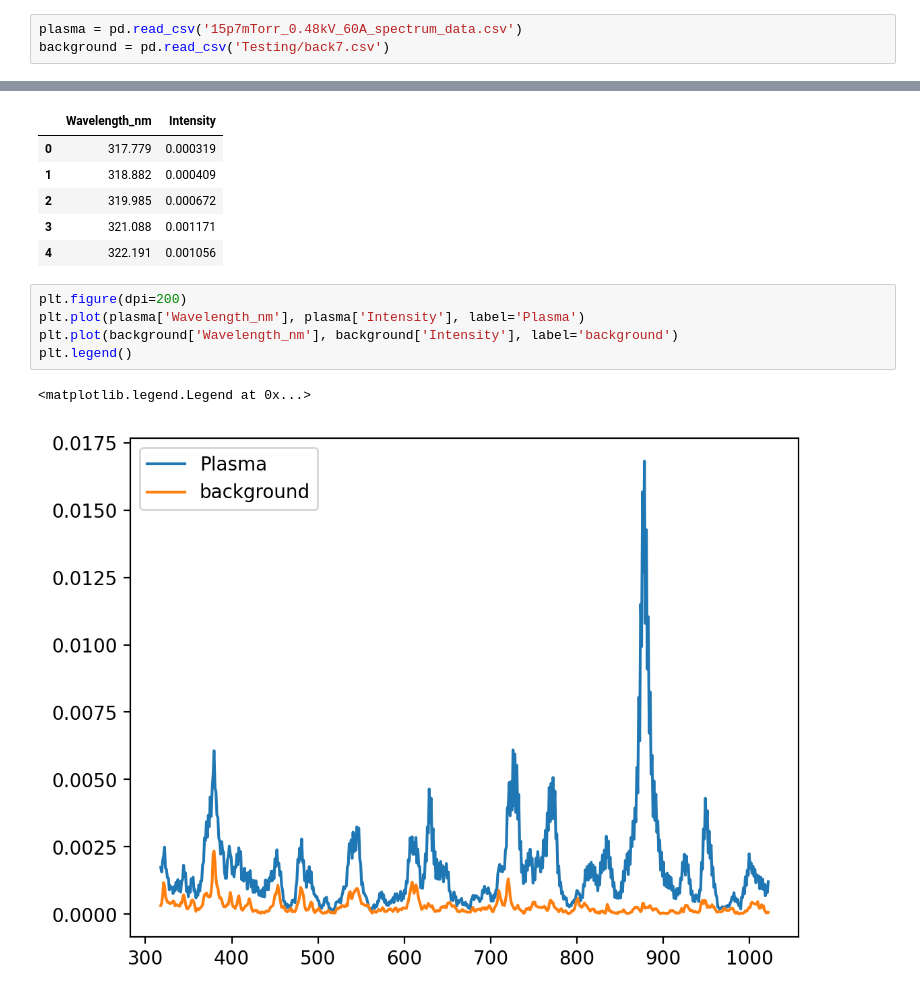
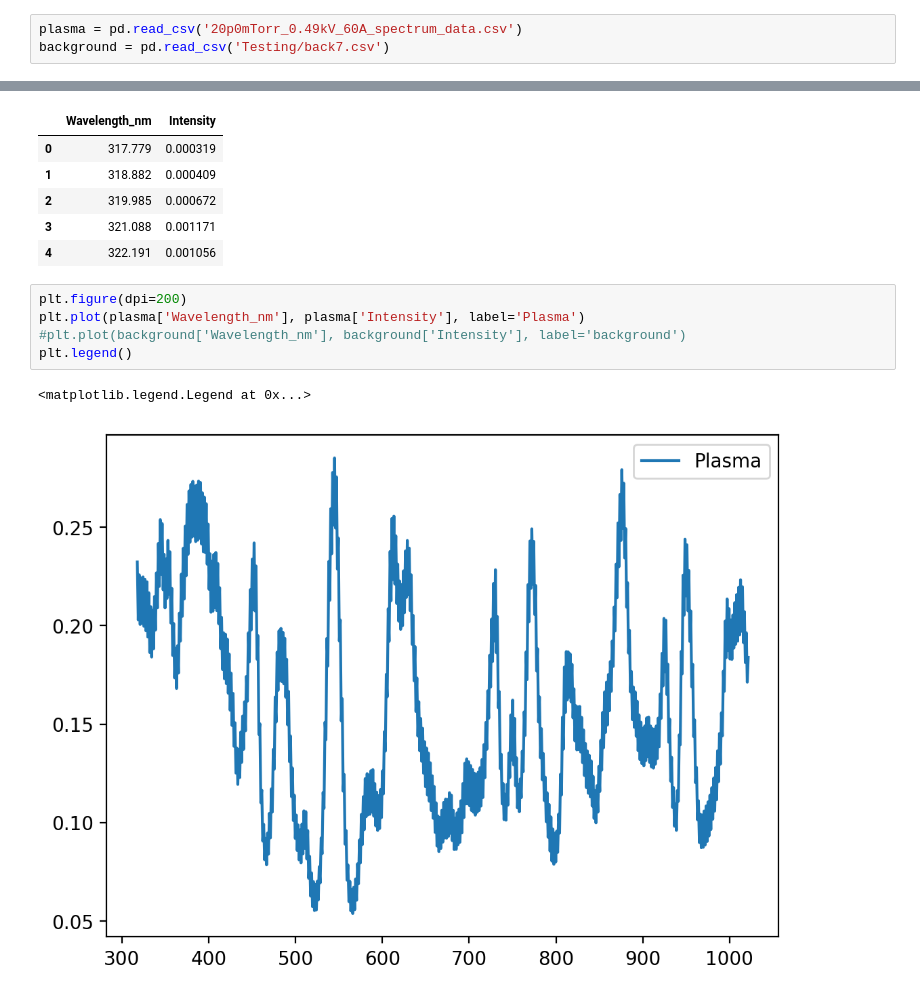
Before and after one commit to LinusRingstad/NPRE458, a Jupyter notebook: spec/analysis.ipynb, the cells around one changed output, grey strips where cells are left out. Cells and saved outputs as stored; diff of their text form.

```diff
--- a/spec/analysis.ipynb
+++ b/spec/analysis.ipynb
@@ -3,5 +3,5 @@ import numpy as np
 import pandas as pd
 import matplotlib.pyplot as plt
 # %%
-plasma = pd.read_csv('15p7mTorr_0.48kV_60A_spectrum_data.csv')
+plasma = pd.read_csv('20p0mTorr_0.49kV_60A_spectrum_data.csv')
 background = pd.read_csv('Testing/back7.csv')
@@ -28,11 +26,11 @@ background.head()
 # %%
 plt.figure(dpi=200)
 plt.plot(plasma['Wavelength_nm'], plasma['Intensity'], label='Plasma')
-plt.plot(background['Wavelength_nm'], background['Intensity'], label='background')
+#plt.plot(background['Wavelength_nm'], background['Intensity'], label='background')
 plt.legend()
 # %% [output]
 <matplotlib.legend.Legend at 0x...>
-[figure, old version]
+[figure, new version]
 # %%
 plt.figure(dpi=200)
 plt.plot(plasma['Wavelength_nm'], (plasma['Intensity']-background['Intensity']).clip(lower=0), label='Plasma')
```
Also changed, not shown: parts of 11 cells of this notebook, 2 other files.
